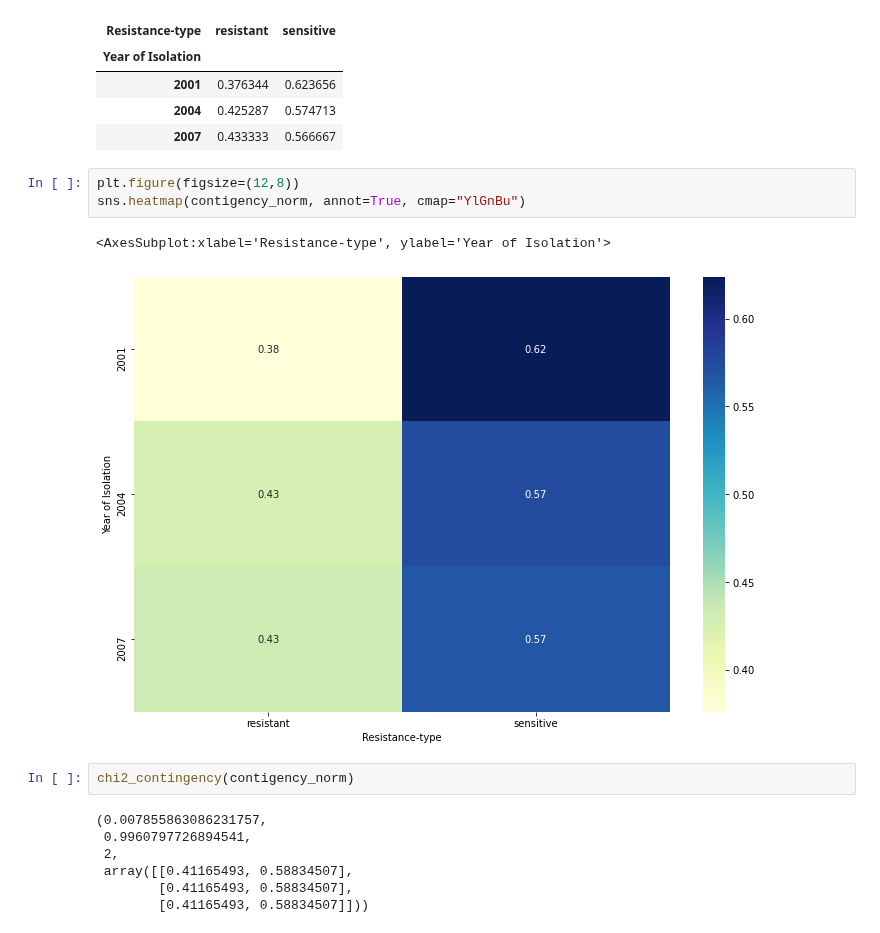
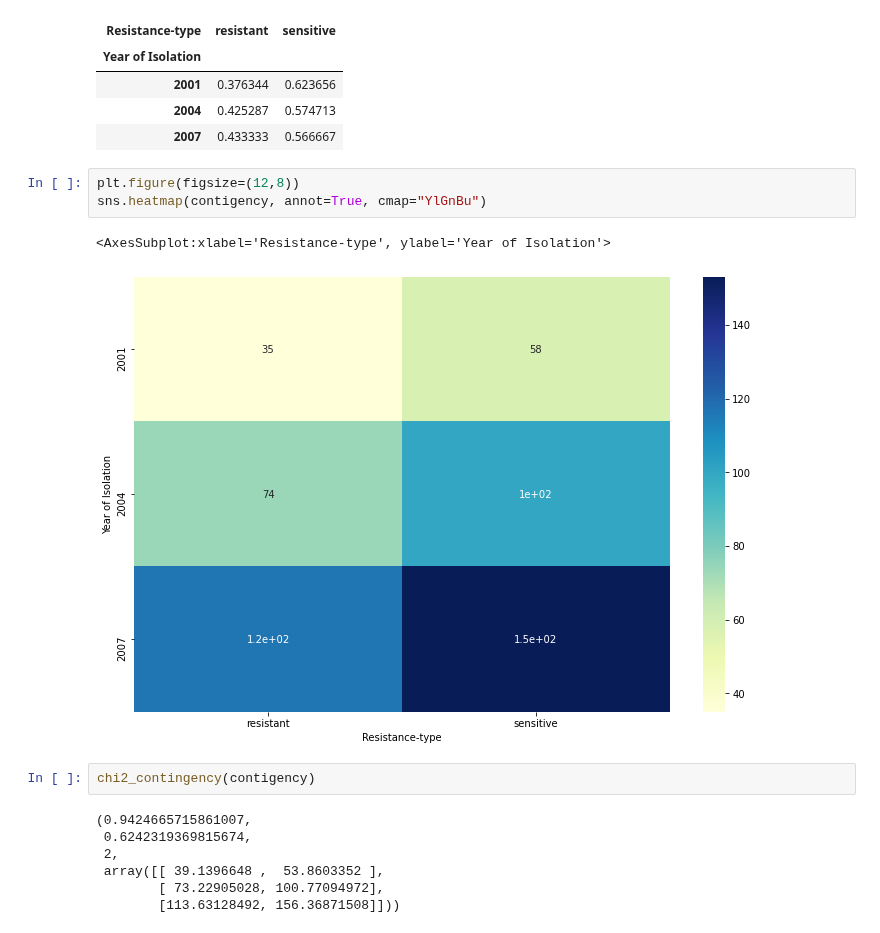
Before and after one commit to mjemons/IDD_TB, a Jupyter notebook: scripts/data-analysis.ipynb, the cells around one changed output. Drawn from its saved outputs; the diff is of its cells as text.

```diff
--- a/scripts/data-analysis.ipynb
+++ b/scripts/data-analysis.ipynb
@@ -310,16 +293,16 @@ contigency_norm
 | 2007 | 0.433333 | 0.566667 |
 # %%
 plt.figure(figsize=(12,8))
-sns.heatmap(contigency_norm, annot=True, cmap="YlGnBu")
+sns.heatmap(contigency, annot=True, cmap="YlGnBu")
 # %% [output]
 <AxesSubplot:xlabel='Resistance-type', ylabel='Year of Isolation'>
-[figure, old version]
+[figure, new version]
 # %%
-chi2_contingency(contigency_norm)
+chi2_contingency(contigency)
 # %% [output]
-(0.007855863086231757,
- 0.9960797726894541,
+(0.9424665715861007,
+ 0.6242319369815674,
  2,
- array([[0.41165493, 0.58834507],
-        [0.41165493, 0.58834507],
-        [0.41165493, 0.58834507]]))
+ array([[ 39.1396648 ,  53.8603352 ],
+        [ 73.22905028, 100.77094972],
+        [113.63128492, 156.36871508]]))
```
Also changed, not shown: parts of 8 cells of this notebook.
